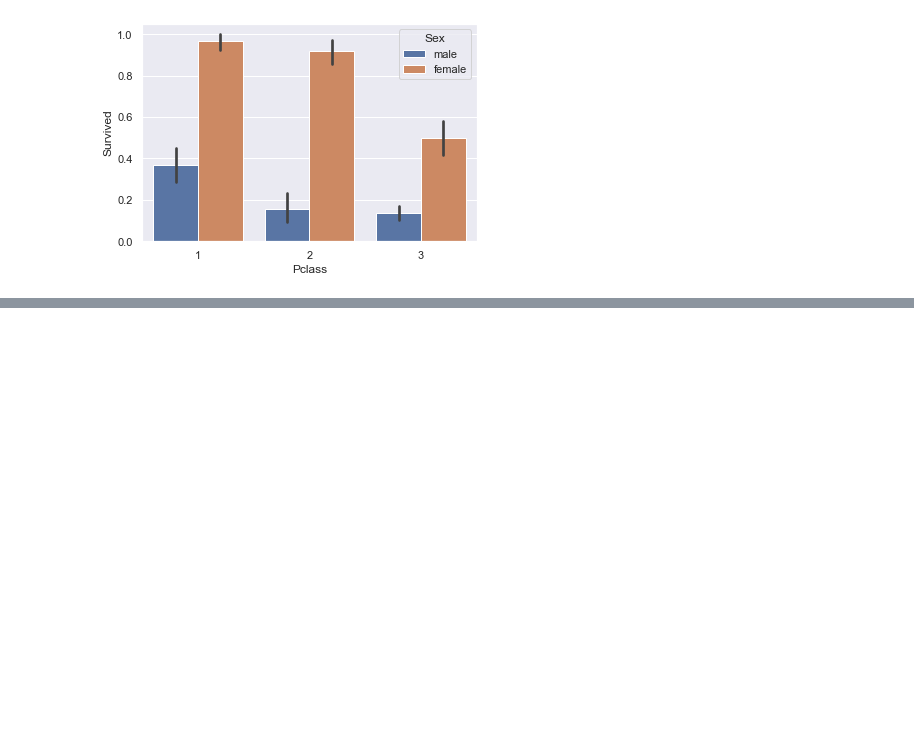
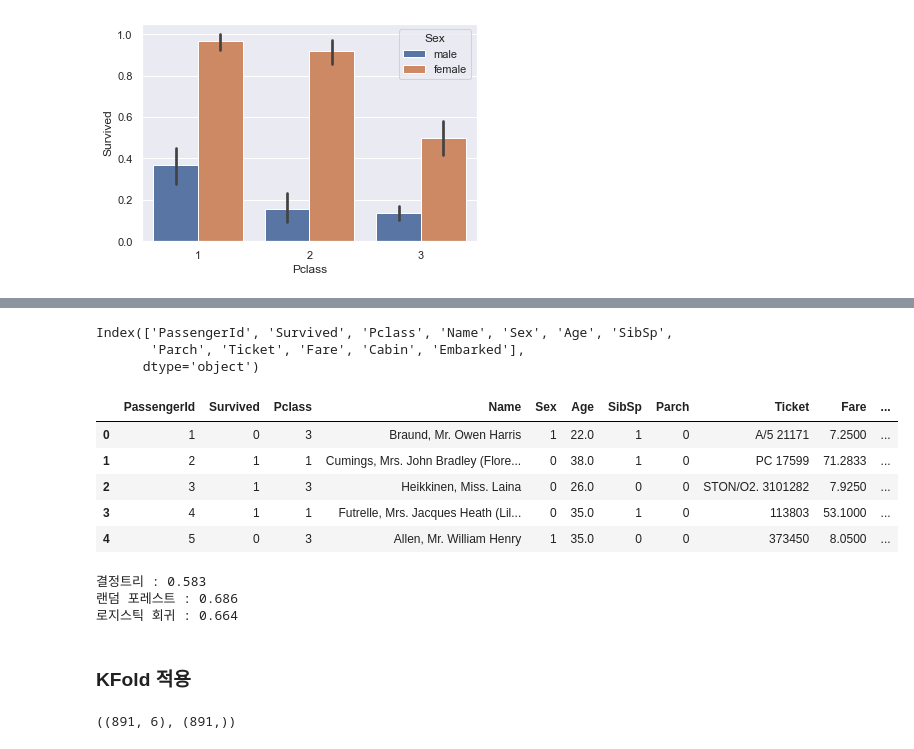
Before and after one commit to yejun-lee/Book_study, a Jupyter notebook: Python Machine Learning/02. 사이킷런으로 시작하는 머신러닝.ipynb, the cells around one changed output, grey strips where cells are left out. Saved outputs shown, nothing was run; the diff lists cells and outputs as text; code cells hidden in the pictures; blank space fills up the shorter version.

```diff
--- a/Python Machine Learning/02. 사이킷런으로 시작하는 머신러닝.ipynb
+++ b/Python Machine Learning/02. 사이킷런으로 시작하는 머신러닝.ipynb
@@ -891,0 +955,70 @@ sns.barplot(x='Pclass', y='Survived', hue='Sex', data=titanic)
+# %%
+titanic.columns
+# %% [output]
+Index(['PassengerId', 'Survived', 'Pclass', 'Name', 'Sex', 'Age', 'SibSp',
+       'Parch', 'Ticket', 'Fare', 'Cabin', 'Embarked'],
+      dtype='object')
+# %%
+from sklearn.preprocessing import LabelEncoder
+
+encoder = LabelEncoder()
+feature = ['Cabin', 'Sex', 'Embarked']
+
+for feat in feature:
+    encoder.fit(titanic[feat])
+    titanic[feat] = encoder.transform(titanic[feat])
+
+titanic.head()
+# %% [output]
+|  | PassengerId | Survived | Pclass | Name | Sex | Age | SibSp | Parch | Ticket | Fare | ... |
+| 0 | 1 | 0 | 3 | Braund, Mr. Owen Harris | 1 | 22.0 | 1 | 0 | A/5 21171 | 7.2500 | ... |
+| 1 | 2 | 1 | 1 | Cumings, Mrs. John Bradley (Flore... | 0 | 38.0 | 1 | 0 | PC 17599 | 71.2833 | ... |
+| 2 | 3 | 1 | 3 | Heikkinen, Miss. Laina | 0 | 26.0 | 0 | 0 | STON/O2. 3101282 | 7.9250 | ... |
+| 3 | 4 | 1 | 1 | Futrelle, Mrs. Jacques Heath (Lil... | 0 | 35.0 | 1 | 0 | 113803 | 53.1000 | ... |
+| 4 | 5 | 0 | 3 | Allen, Mr. William Henry | 1 | 35.0 | 0 | 0 | 373450 | 8.0500 | ... |
+# %%
+from sklearn.tree import DecisionTreeClassifier
+from sklearn.ensemble import RandomForestClassifier
+from sklearn.linear_model import LogisticRegression
+from sklearn.metrics import accuracy_score
+from sklearn.model_selection import train_test_split
+import warnings
+
+warnings.filterwarnings(action='ignore')
+
+sel = ['PassengerId', 'Pclass', 'Age', 'SibSp', 'Parch', 'Fare']
+
+X = titanic[sel]
+y = titanic['Survived']
+
+X_train, X_test, y_train, y_test = train_test_split(X, y, random_state=3)
+
+dtree = DecisionTreeClassifier(random_state=11)
+rforest = RandomForestClassifier(random_state=11)
+logistic = LogisticRegression()
+
+dtree.fit(X_train, y_train)
+rforest.fit(X_train, y_train)
+logistic.fit(X_train, y_train)
+
+pred1 = dtree.predict(X_test)
+pred2 = rforest.predict(X_test)
+pred3 = logistic.predict(X_test)
+
+accuracy1 = accuracy_score(y_test, pred1)
+accuracy2 = accuracy_score(y_test, pred2)
+accuracy3 = accuracy_score(y_test, pred3)
+
+print('결정트리 : %.3f'%accuracy1)
+print('랜덤 포레스트 : %.3f'%accuracy2)
+print('로지스틱 회귀 : %.3f'%accuracy3)
+# %% [output]
+결정트리 : 0.583
+랜덤 포레스트 : 0.686
+로지스틱 회귀 : 0.664
+# %% [markdown]
+### KFold 적용
+# %%
+X.shape, y.shape
+# %% [output]
+((891, 6), (891,))
```
Also changed, not shown: parts of 11 cells of this notebook.
